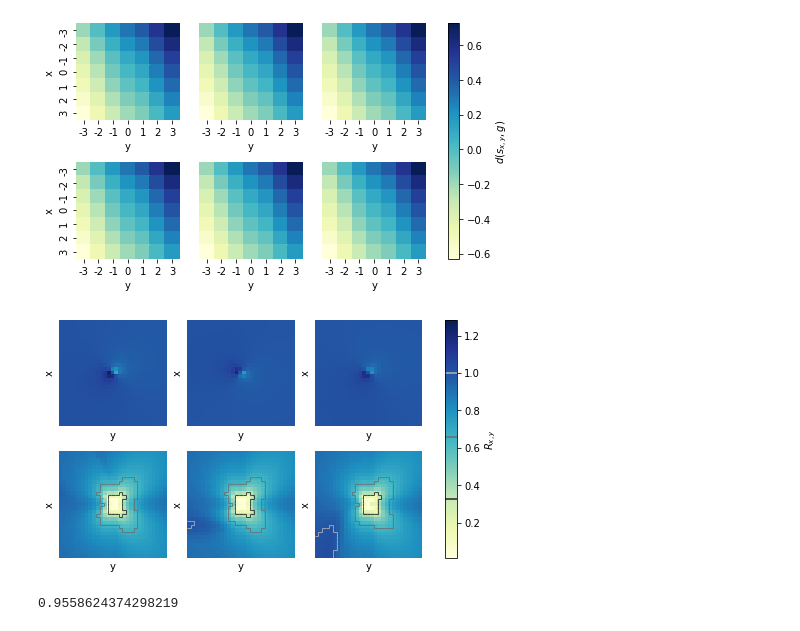
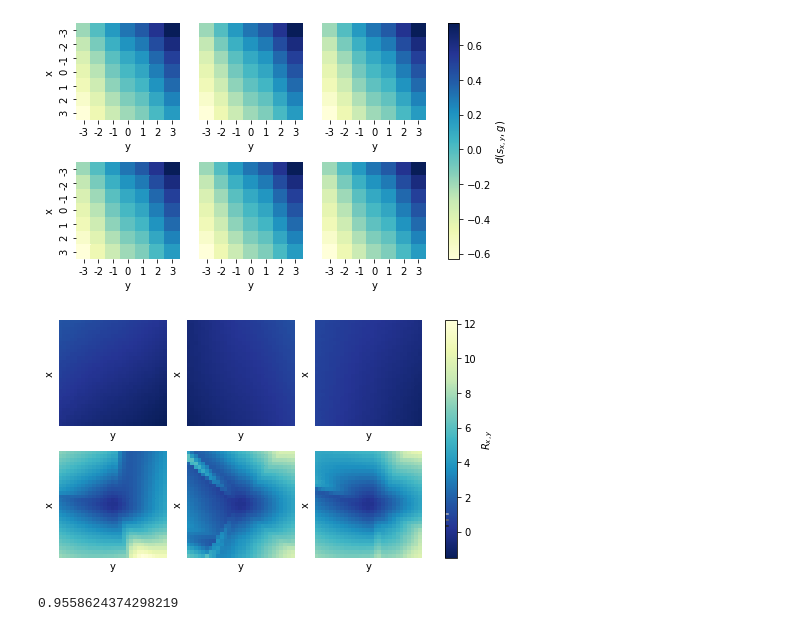
Before and after one commit to timtody/intrinsically_motivated_robotics, a Jupyter notebook: plots.ipynb, the cells around one changed output. Saved outputs shown, nothing was run; the diff lists cells and outputs as text; code cells hidden in the pictures.

```diff
--- a/plots.ipynb
+++ b/plots.ipynb
@@ -581,8 +581,8 @@ fig, axs = plt.subplots(ncols=3, nrows=2, figsize=(1.0*FIG_W, 1*3.8),
 csmall, cmed, cbig, *_ = sns.dark_palette((255, 255, 255), input="husl", n_colors=4).as_hex()
 
 for i in range(3):
-    df_pre = pd.read_csv(f"results/ms3/result_rank{i}_pre.csv").set_index("x")
-    df_post = pd.read_csv(f"results/ms3/result_rank{i}_post.csv").set_index("x")
+    df_pre = pd.read_csv(f"results/ms3/norm_bigresult_rank{i}_pre.csv").set_index("x")
+    df_post = pd.read_csv(f"results/ms3/norm_bigresult_rank{i}_post.csv").set_index("x")
     vmin = min(vmin, df_pre.min().min(), df_post.min().min())
     vmax = max(vmax, df_pre.max().max(), df_post.max().max())
 
@@ -594,8 +594,8 @@ bmed = 0.66
 bbig = 1
 
 for i in range(3):
-    df_pre = pd.read_csv(f"results/ms3/bigresult_rank{i}_pre.csv").set_index("x")
-    df_post = pd.read_csv(f"results/ms3/bigresult_rank{i}_post.csv").set_index("x")
+    df_pre = pd.read_csv(f"results/ms3/norm_bigresult_rank{i}_pre.csv").set_index("x")
+    df_post = pd.read_csv(f"results/ms3/norm_bigresult_rank{i}_post.csv").set_index("x")
     df_pre.columns.name = "y"
     df_post.columns.name = "y"
     df_post.iloc[14,14] = 0.05
@@ -603,37 +603,37 @@ for i in range(3):
                 annot=False,
             cbar=False,
             ax=axs[0][i],
             vmin=vmin,
             vmax=vmax,
             xticklabels=ticks,
             yticklabels=ticks,
-            cmap="YlGnBu")
+            cmap="YlGnBu_r")
     sns.heatmap(df_post,
                 annot=False,
             cbar=False,
             ax=axs[1][i],
             vmin=vmin,
             vmax=vmax,
             xticklabels=ticks,
             yticklabels=ticks,
-            cmap="YlGnBu")
+            cmap="YlGnBu_r")
     try:
         add_iso_line(axs[1][i], df_post, bsmall, csmall)
         add_iso_line(axs[1][i], df_post, bmed, cmed)
         add_iso_line(axs[1][i], df_post, bbig, cbig)
     except:
         pass
 
 fig.tight_layout()
 # sns.set(font_scale=2)
 cb = fig.colorbar(axs[0][1].collections[0], ax=axs.ravel().tolist(),
                  label=r"$R_{x,y}$");
 cb.ax.plot([0, 1, 2], [bsmall]*3, csmall)
 cb.ax.plot([0, 1, 2], [bmed]*3, cmed)
 cb.ax.plot([0, 1, 2], [bbig]*3, cbig)
-plt.savefig('distances_big_noticks.pdf', bbox_inches='tight')
+plt.savefig('delta_big_noticks_norm.pdf', bbox_inches='tight')
 # %% [output]
-[figure, old version]
+[figure, new version]
 # %%
 mean = 0
 for i in range(18):
```
Also changed, not shown: parts of 1 cell of this notebook, 15 other files.
